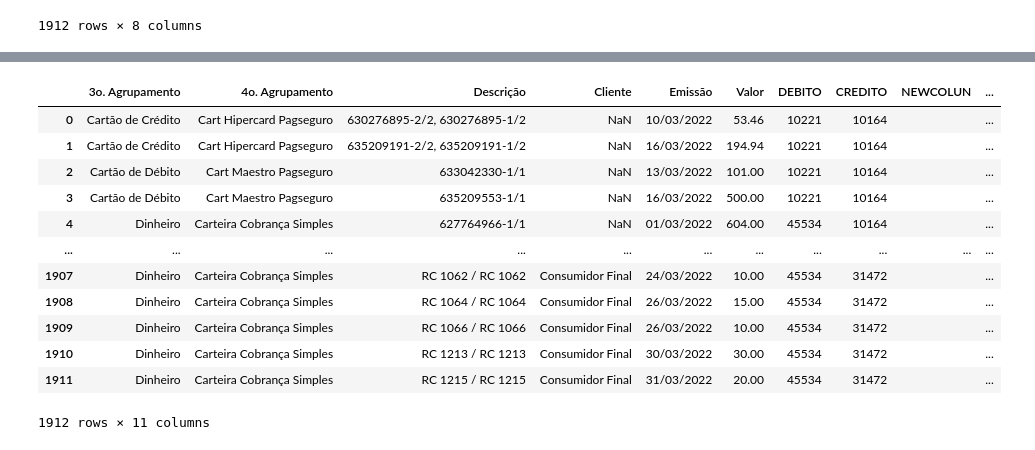
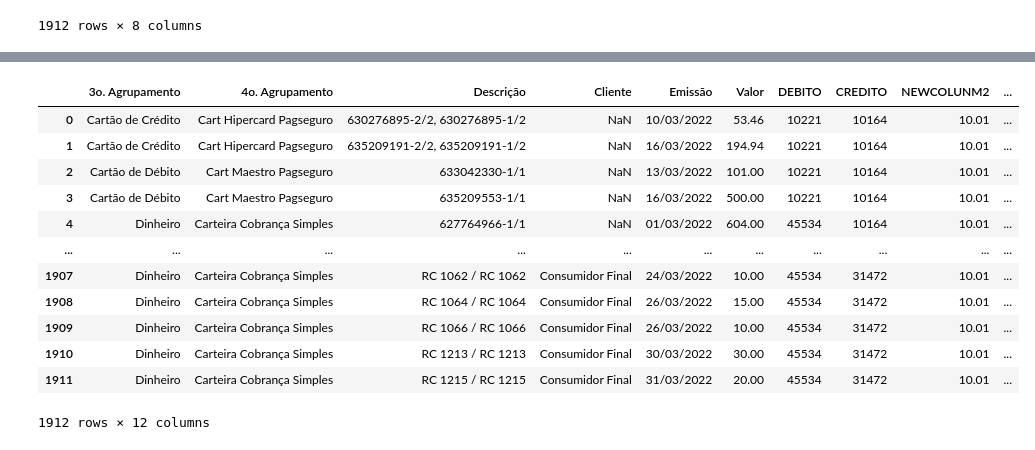
Before and after one commit to Miguellyto/csv---mapadecaixa, a Jupyter notebook: app2copy.ipynb, the cells around one changed output, grey strips where cells are left out. Drawn from its saved outputs; the diff is of its cells as text; code cells hidden in the pictures.

```diff
--- a/app2copy.ipynb
+++ b/app2copy.ipynb
@@ -191,3 +205,8 @@ mapadecaixa
 | 1910 | Dinheiro | Carteira Cobrança Simples | RC 1213 / RC 1213 | Consumidor Final | 30/03/2022 | 30.00 | 45534 | 10164 |
 | 1911 | Dinheiro | Carteira Cobrança Simples | RC 1215 / RC 1215 | Consumidor Final | 31/03/2022 | 20.00 | 45534 | 10164 |
 1912 rows × 8 columns
+# %%
+# CRIANDO A COLUNA '10.01'
+mapadecaixa['NEWCOLUNM2'] = '10.01'
+
+mapadecaixa
@@ -316,23 +363,25 @@ mapadecaixa
 # %%
 # MESCLANDO OS CONTEÚDO DA COLUNA 'HISTORIOC', 'NEWCOLUN' e 'Descrição'
 # mapadecaixa['HISTORICO'] = '10.01'+ "," + mapadecaixa['4o. Agrupamento']+ "," + mapadecaixa['Cliente']+ "," + mapadecaixa['Descrição']
-mapadecaixa['HISTORICO'] = '10.01'+ "," + mapadecaixa['NEWCOLUN']+ "," + mapadecaixa['Descrição']
+# mapadecaixa['HISTORICO'] = '10.01'+ "," + mapadecaixa['NEWCOLUN']+ "," + mapadecaixa['Descrição']
+# mapadecaixa['HISTORICO'] = ''+ "," + mapadecaixa['NEWCOLUN']+ "," + mapadecaixa['Descrição']
+mapadecaixa['HISTORICO'] = '' + mapadecaixa['NEWCOLUN']+ "," + mapadecaixa['Descrição']
 
 mapadecaixa
 # %% [output]
-|  | 3o. Agrupamento | 4o. Agrupamento | Descrição | Cliente | Emissão | Valor | DEBITO | CREDITO | NEWCOLUN | ... |
-| 0 | Cartão de Crédito | Cart Hipercard Pagseguro | 630276895-2/2, 630276895-1/2 | NaN | 10/03/2022 | 53.46 | 10221 | 10164 |  | ... |
-| 1 | Cartão de Crédito | Cart Hipercard Pagseguro | 635209191-2/2, 635209191-1/2 | NaN | 16/03/2022 | 194.94 | 10221 | 10164 |  | ... |
-| 2 | Cartão de Débito | Cart Maestro Pagseguro | 633042330-1/1 | NaN | 13/03/2022 | 101.00 | 10221 | 10164 |  | ... |
-| 3 | Cartão de Débito | Cart Maestro Pagseguro | 635209553-1/1 | NaN | 16/03/2022 | 500.00 | 10221 | 10164 |  | ... |
-| 4 | Dinheiro | Carteira Cobrança Simples | 627764966-1/1 | NaN | 01/03/2022 | 604.00 | 45534 | 10164 |  | ... |
+|  | 3o. Agrupamento | 4o. Agrupamento | Descrição | Cliente | Emissão | Valor | DEBITO | CREDITO | NEWCOLUNM2 | ... |
+| 0 | Cartão de Crédito | Cart Hipercard Pagseguro | 630276895-2/2, 630276895-1/2 | NaN | 10/03/2022 | 53.46 | 10221 | 10164 | 10.01 | ... |
+| 1 | Cartão de Crédito | Cart Hipercard Pagseguro | 635209191-2/2, 635209191-1/2 | NaN | 16/03/2022 | 194.94 | 10221 | 10164 | 10.01 | ... |
+| 2 | Cartão de Débito | Cart Maestro Pagseguro | 633042330-1/1 | NaN | 13/03/2022 | 101.00 | 10221 | 10164 | 10.01 | ... |
+| 3 | Cartão de Débito | Cart Maestro Pagseguro | 635209553-1/1 | NaN | 16/03/2022 | 500.00 | 10221 | 10164 | 10.01 | ... |
+| 4 | Dinheiro | Carteira Cobrança Simples | 627764966-1/1 | NaN | 01/03/2022 | 604.00 | 45534 | 10164 | 10.01 | ... |
 | ... | ... | ... | ... | ... | ... | ... | ... | ... | ... | ... |
-| 1907 | Dinheiro | Carteira Cobrança Simples | RC 1062 / RC 1062 | Consumidor Final | 24/03/2022 | 10.00 | 45534 | 31472 |  | ... |
-| 1908 | Dinheiro | Carteira Cobrança Simples | RC 1064 / RC 1064 | Consumidor Final | 26/03/2022 | 15.00 | 45534 | 31472 |  | ... |
-| 1909 | Dinheiro | Carteira Cobrança Simples | RC 1066 / RC 1066 | Consumidor Final | 26/03/2022 | 10.00 | 45534 | 31472 |  | ... |
-| 1910 | Dinheiro | Carteira Cobrança Simples | RC 1213 / RC 1213 | Consumidor Final | 30/03/2022 | 30.00 | 45534 | 31472 |  | ... |
-| 1911 | Dinheiro | Carteira Cobrança Simples | RC 1215 / RC 1215 | Consumidor Final | 31/03/2022 | 20.00 | 45534 | 31472 |  | ... |
+| 1907 | Dinheiro | Carteira Cobrança Simples | RC 1062 / RC 1062 | Consumidor Final | 24/03/2022 | 10.00 | 45534 | 31472 | 10.01 | ... |
+| 1908 | Dinheiro | Carteira Cobrança Simples | RC 1064 / RC 1064 | Consumidor Final | 26/03/2022 | 15.00 | 45534 | 31472 | 10.01 | ... |
+| 1909 | Dinheiro | Carteira Cobrança Simples | RC 1066 / RC 1066 | Consumidor Final | 26/03/2022 | 10.00 | 45534 | 31472 | 10.01 | ... |
+| 1910 | Dinheiro | Carteira Cobrança Simples | RC 1213 / RC 1213 | Consumidor Final | 30/03/2022 | 30.00 | 45534 | 31472 | 10.01 | ... |
+| 1911 | Dinheiro | Carteira Cobrança Simples | RC 1215 / RC 1215 | Consumidor Final | 31/03/2022 | 20.00 | 45534 | 31472 | 10.01 | ... |
-1912 rows × 11 columns
+1912 rows × 12 columns
 # %%
 # SUBSTITUIR pontos (.) por vírgulas (,)
 # mapadecaixa['HISTORICO'] = mapadecaixa['HISTORICO'].apply(lambda x: float(x.replace(".","").replace(",",".")))
```
Also changed, not shown: parts of 15 cells of this notebook, 1 other file.
